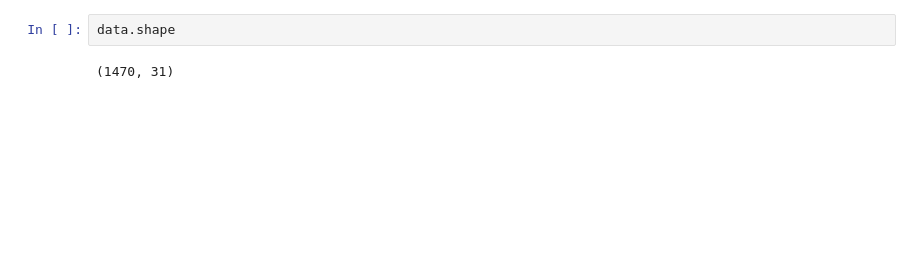
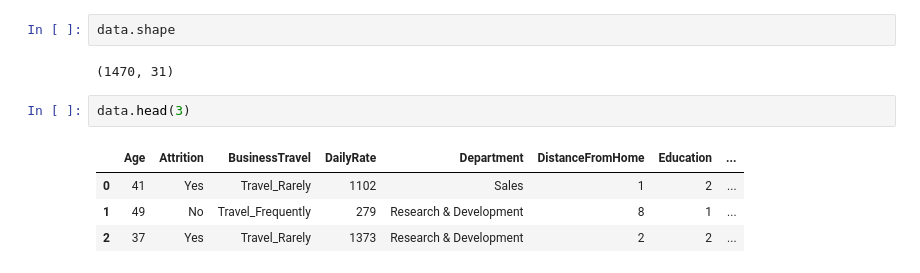
Before and after one commit to ricardo-neto-silva/EDSB_HR_Project, a Jupyter notebook: src/hr_attrition.ipynb, the cells around one changed output. Drawn from its saved outputs; the diff is of its cells as text; blank space fills up the shorter version.

```diff
--- a/src/hr_attrition.ipynb
+++ b/src/hr_attrition.ipynb
@@ -103,3 +101,10 @@ dfSummary(data)
 data.shape
 # %% [output]
 (1470, 31)
+# %%
+data.head(3)
+# %% [output]
+|  | Age | Attrition | BusinessTravel | DailyRate | Department | DistanceFromHome | Education | ... |
+| 0 | 41 | Yes | Travel_Rarely | 1102 | Sales | 1 | 2 | ... |
+| 1 | 49 | No | Travel_Frequently | 279 | Research & Development | 8 | 1 | ... |
+| 2 | 37 | Yes | Travel_Rarely | 1373 | Research & Development | 2 | 2 | ... |
```
Also changed, not shown: parts of 3 cells of this notebook.
